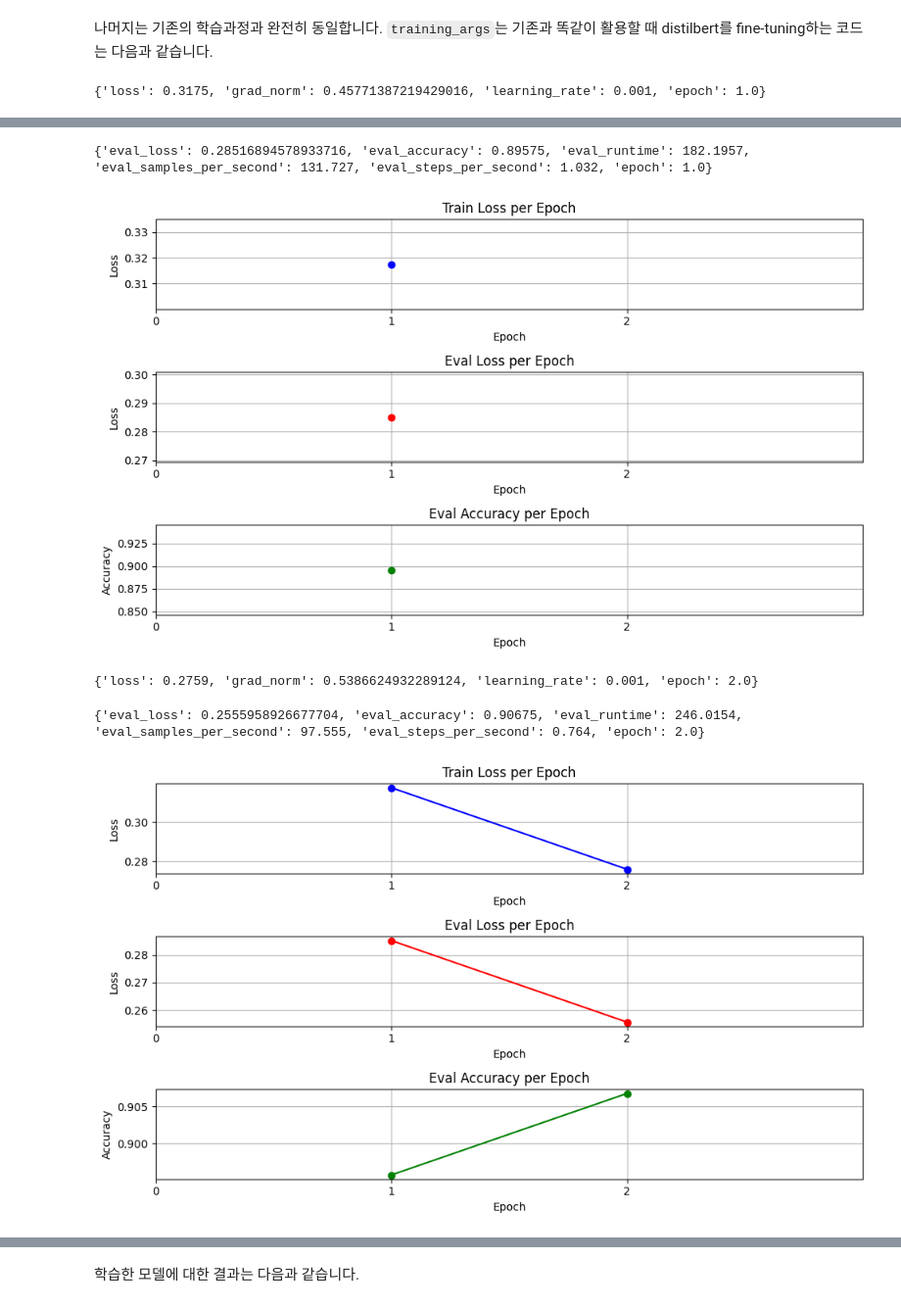
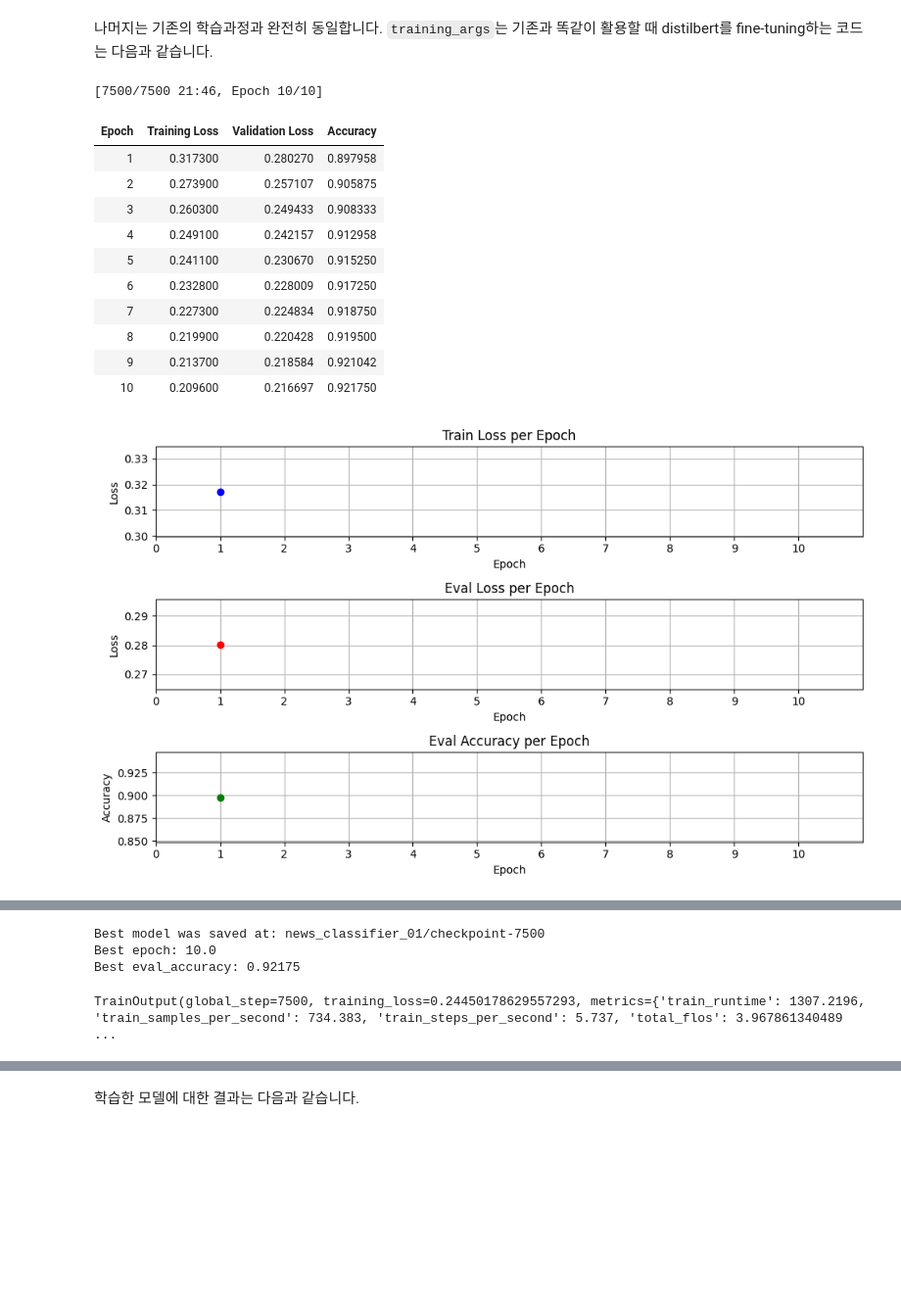
Before and after one commit to hanghae-plus-AI/AI-1-obov, a Jupyter notebook: week4/Chapter3_1_기본과제.ipynb, the cells around one changed output, grey strips where cells are left out. Shown at 98% size. Cells and saved outputs as stored; diff of their text form; code cells hidden in the pictures; blank space fills up the shorter version.

```diff
--- a/week4/Chapter3_1_기본과제.ipynb
+++ b/week4/Chapter3_1_기본과제.ipynb
@@ -218,37 +219,48 @@ news_test = news_tokenized["test"]
 # %%
 training_args = TrainingArguments(
     output_dir="news_classifier_01",  # 모델, log 등을 저장할 directory
-    num_train_epochs=2,  # epoch 수
+    num_train_epochs=10,  # epoch 수
     per_device_train_batch_size=128,  # training data의 batch size
     per_device_eval_batch_size=128,  # validation data의 batch size
     logging_strategy="epoch",  # Epoch가 끝날 때마다 training loss 등을 log하라는 의미
     do_train=True,  # 학습을 진행하겠다는 의미
     do_eval=True,  # 학습 중간에 validation data에 대한 평가를 수행하겠다는 의미
     eval_strategy="epoch",  # 매 epoch가 끝날 때마다 validation data에 대한 평가를 수행한다는 의미
     save_strategy="epoch",  # 매 epoch가 끝날 때마다 모델을 저장하겠다는 의미
     learning_rate=1e-3,  # optimizer에 사용할 learning rate
     load_best_model_at_end=True,  # 학습이 끝난 후, validation data에 대한 성능이 가장 좋은 모델을 채택하겠다는 의미
     metric_for_best_model="eval_accuracy",  # best model을 accuracy 기준으로 선정
     greater_is_better=True,
-    lr_scheduler_type="constant",
 )
 
 trainer = Trainer(
     model=model,
     args=training_args,
     train_dataset=news_train,
     eval_dataset=news_val,
     compute_metrics=compute_metrics,
     tokenizer=tokenizer,
     callbacks=[
         PlotCallback(),
         BestModelCallback(),
         EarlyStoppingCallback(early_stopping_patience=2),
     ],
 )
 
 
 trainer.train()
 # trainer.save_model()
 # %% [output]
-{'loss': 0.3175, 'grad_norm': 0.45771387219429016, 'learning_rate': 0.001, 'epoch': 1.0}
+[7500/7500 21:46, Epoch 10/10]
+| Epoch | Training Loss | Validation Loss | Accuracy |
+| 1 | 0.317300 | 0.280270 | 0.897958 |
+| 2 | 0.273900 | 0.257107 | 0.905875 |
+| 3 | 0.260300 | 0.249433 | 0.908333 |
+| 4 | 0.249100 | 0.242157 | 0.912958 |
+| 5 | 0.241100 | 0.230670 | 0.915250 |
+| 6 | 0.232800 | 0.228009 | 0.917250 |
+| 7 | 0.227300 | 0.224834 | 0.918750 |
+| 8 | 0.219900 | 0.220428 | 0.919500 |
+| 9 | 0.213700 | 0.218584 | 0.921042 |
+| 10 | 0.209600 | 0.216697 | 0.921750 |
+[figure, new version]
@@ -255,5 +276,4 @@ trainer.train()
-{'eval_loss': 0.28516894578933716, 'eval_accuracy': 0.89575, 'eval_runtime': 182.1957, 'eval_samples_per_second': 131.727, 'eval_steps_per_second': 1.032, 'epoch': 1.0}
+Best model was saved at: news_classifier_01/checkpoint-7500
+Best epoch: 10.0
+Best eval_accuracy: 0.92175
-[figure, old version]
-{'loss': 0.2759, 'grad_norm': 0.5386624932289124, 'learning_rate': 0.001, 'epoch': 2.0}
+TrainOutput(global_step=7500, training_loss=0.24450178629557293, metrics={'train_runtime': 1307.2196, 'train_samples_per_second': 734.383, 'train_steps_per_second': 5.737, 'total_flos': 3.967861340489 ...
-{'eval_loss': 0.2555958926677704, 'eval_accuracy': 0.90675, 'eval_runtime': 246.0154, 'eval_samples_per_second': 97.555, 'eval_steps_per_second': 0.764, 'epoch': 2.0}
-[figure, old version]
```
Also changed, not shown: parts of 6 cells of this notebook.
